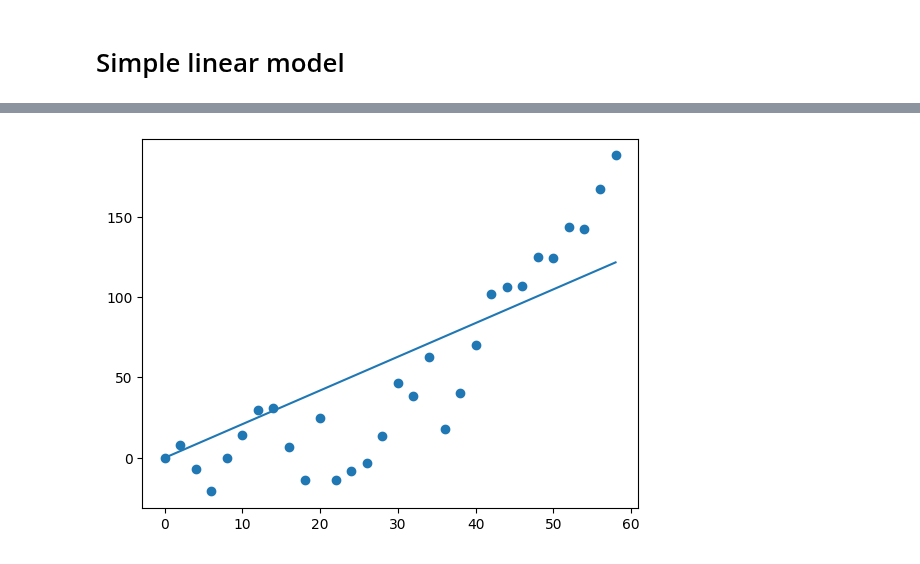
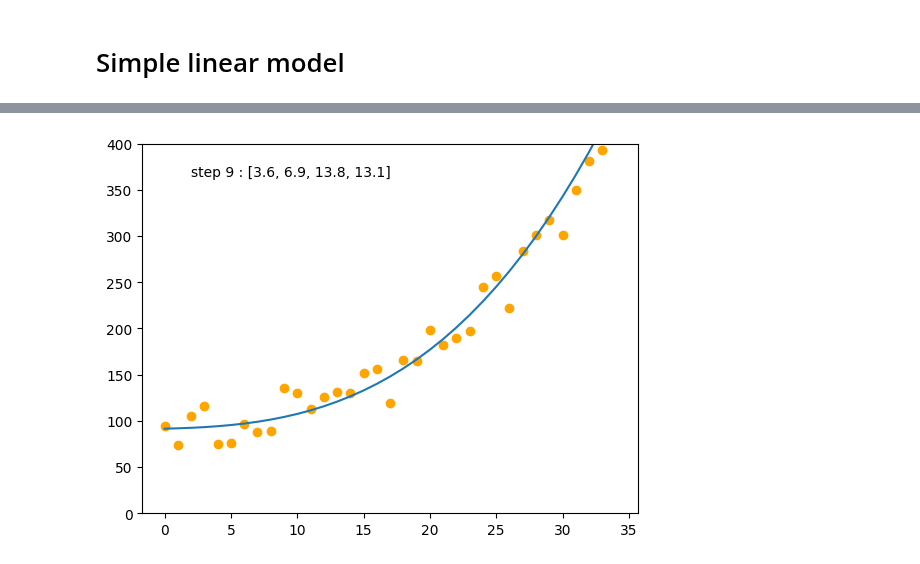
Before and after one commit to igor-cheb/mle_prep, a Jupyter notebook: simple_models_from_scratch.ipynb, the cells around one changed output, grey strips where cells are left out. Cells and saved outputs as stored; diff of their text form; code cells hidden in the pictures.

Commit message:
linear, test outside train

```diff
--- a/simple_models_from_scratch.ipynb
+++ b/simple_models_from_scratch.ipynb
@@ -25,21 +43,24 @@ plt.scatter(X_tr, Y_tr)
 # %%
 # initiating weights
 W = np.random.rand(NUM_FEATURES).reshape(-1, 1)
 
 # learning
-for _  in range(20):
-    pred = X_tr.reshape(-1 ,1) @ W
+for _ in range(10):
+    #prediction
+    pred_eval = X_eval @ W # prediction on the eval set within the value range of train set
+    pred_train = X_tr @ W # predicting on the train set, these predictions are used to adjust weights
 
     #weight adjustment
-    err = pred - Y_tr.reshape(-1,1)
-    grad = (2 * X_tr @ err/ len(X_tr))
+    err = pred_train - Y_tr.reshape(-1,1)
+    grad = (2 * X_tr.T @ err ) / len(X_tr)
     W -= ALPHA * grad
 
-    print(W)
     clear_output()
-    plt.plot(X_tr, pred)
-    plt.scatter(X_tr, Y_tr)
+    plt.plot(range(len(pred_eval)), pred_eval)
+    plt.scatter(range(len(Y_eval)), Y_eval, color='orange')
+    plt.ylim(0, 400)
+    plt.text(2, 365, f'step {_} : {W.flatten().round(1).tolist()}' )
     plt.show()
-    time.sleep(1)
+    time.sleep(.4)
 # %% [output]
-[figure, old version]
+[figure, new version]
```
Also changed, not shown: parts of 5 cells of this notebook.
